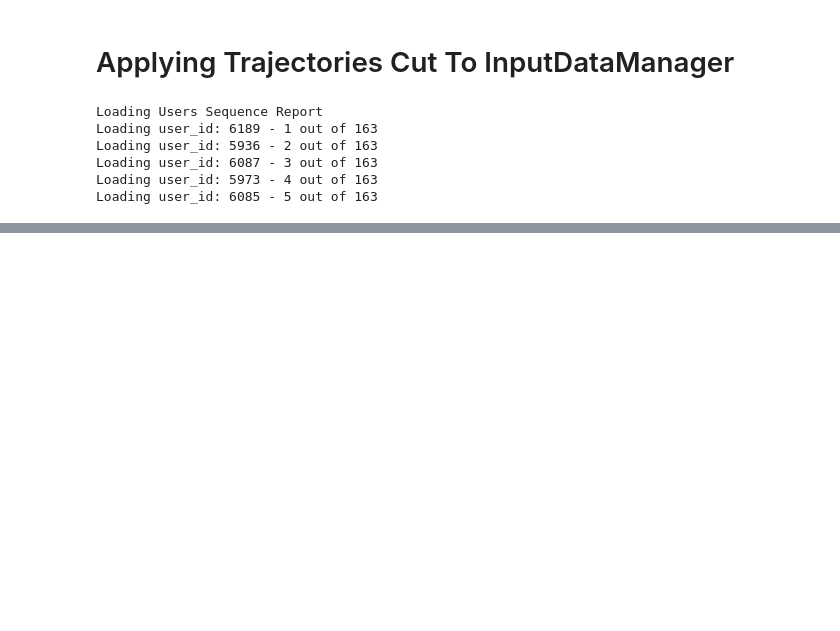
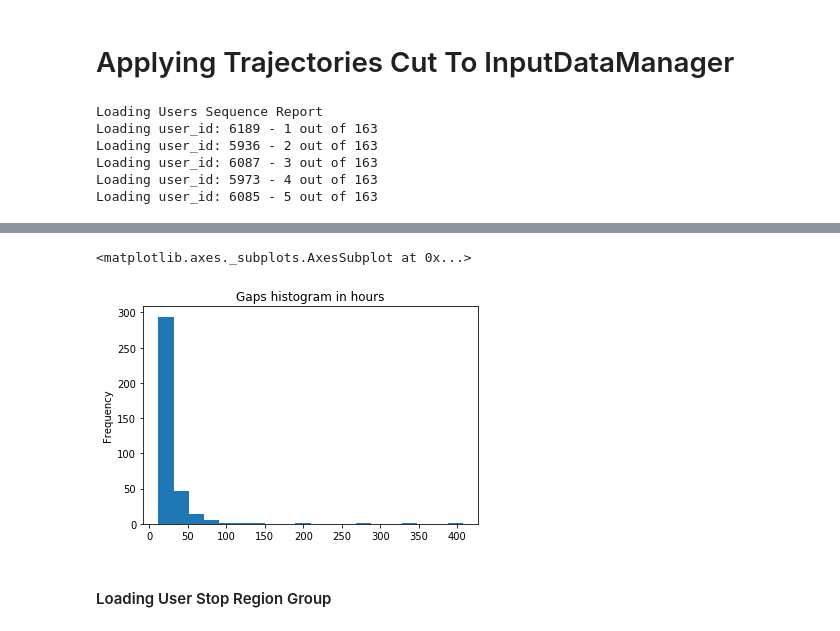
Before and after one commit to talestsp/mdc_analysis, a Jupyter notebook: notebooks/Cut trajectories.ipynb, the cells around one changed output, grey strips where cells are left out. Cells and saved outputs as stored; diff of their text form; code cells hidden in the pictures; blank space fills up the shorter version.

Commit message:
On going work on plotting gaps over stop regions

```diff
--- a/notebooks/Cut trajectories.ipynb
+++ b/notebooks/Cut trajectories.ipynb
@@ -169,0 +169,4 @@ gaps = gaps_params(user_gps_data, 60 * 12)
+# %%
+gaps = gaps_params(user_gps_data, gap_tresh_minutes=60 * 12)
+print("Counting gaps:", len(gaps))
+gaps.head()
@@ -170 +181,8 @@ gaps = gaps_params(user_gps_data, 60 * 12)
+# %%
+(gaps["gap_time_sec"] / (60*60)).plot.hist(bins=20, title="Gaps histogram in hours")
+# %% [output]
+<matplotlib.axes._subplots.AxesSubplot at 0x...>
+[figure, added]
+# %% [markdown]
+#### Loading User Stop Region Group
 # %%
```
Also changed, not shown: parts of 15 cells of this notebook, 1 other file.
